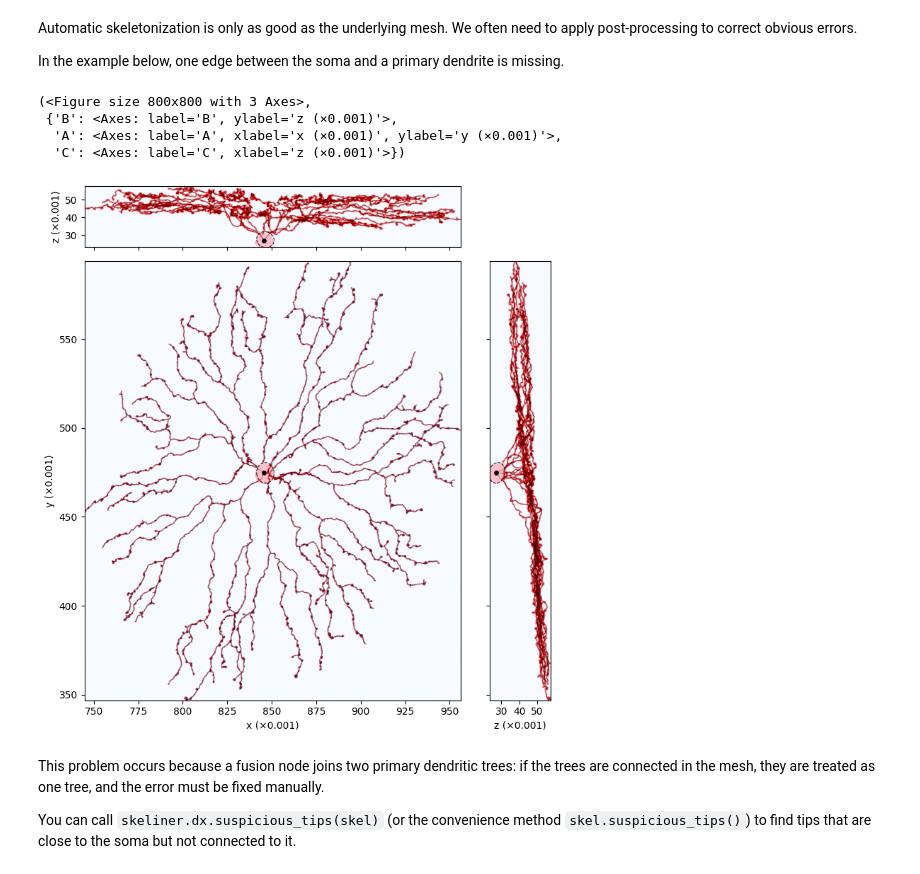
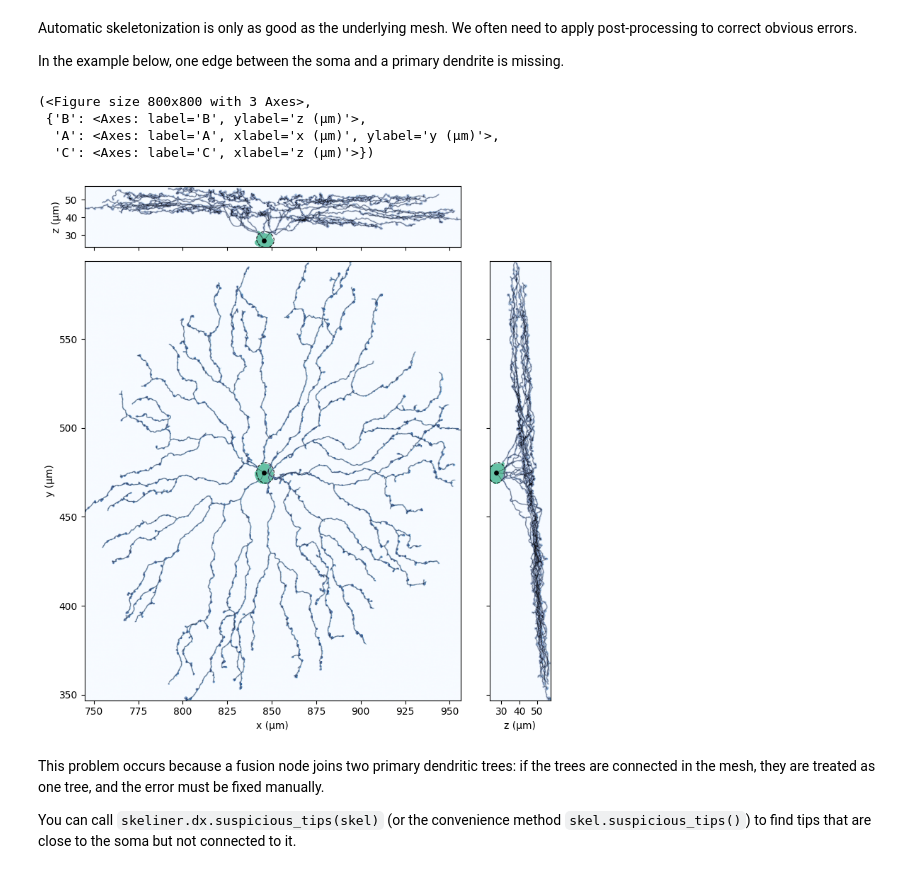
Before and after one commit to berenslab/skeliner, a Jupyter notebook: notebooks/example.post.ipynb, the cells around one changed output. Drawn from its saved outputs; the diff is of its cells as text; code cells hidden in the pictures.

```diff
--- a/notebooks/example.post.ipynb
+++ b/notebooks/example.post.ipynb
@@ -14,13 +14,13 @@ Automatic skeletonization is only as good as the underlying mesh. We often need
 
 In the example below, one edge between the soma and a primary dendrite is missing.
 # %%
-sk.plot.threeviews(skel, mesh)
+sk.plot.threeviews(skel, mesh, scale=1e-3, unit="μm", color_by="ntype", skel_cmap="Set2")
 # %% [output]
 (<Figure size 800x800 with 3 Axes>,
- {'B': <Axes: label='B', ylabel='z (×0.001)'>,
-  'A': <Axes: label='A', xlabel='x (×0.001)', ylabel='y (×0.001)'>,
-  'C': <Axes: label='C', xlabel='z (×0.001)'>})
+ {'B': <Axes: label='B', ylabel='z (μm)'>,
+  'A': <Axes: label='A', xlabel='x (μm)', ylabel='y (μm)'>,
+  'C': <Axes: label='C', xlabel='z (μm)'>})
-[figure, old version]
+[figure, new version]
 # %% [markdown]
 This problem occurs because a fusion node joins two primary dendritic trees: if the trees are connected in the mesh, they are treated as one tree, and the error must be fixed manually.
 
```
Also changed, not shown: parts of 10 cells of this notebook, 5 other files.
